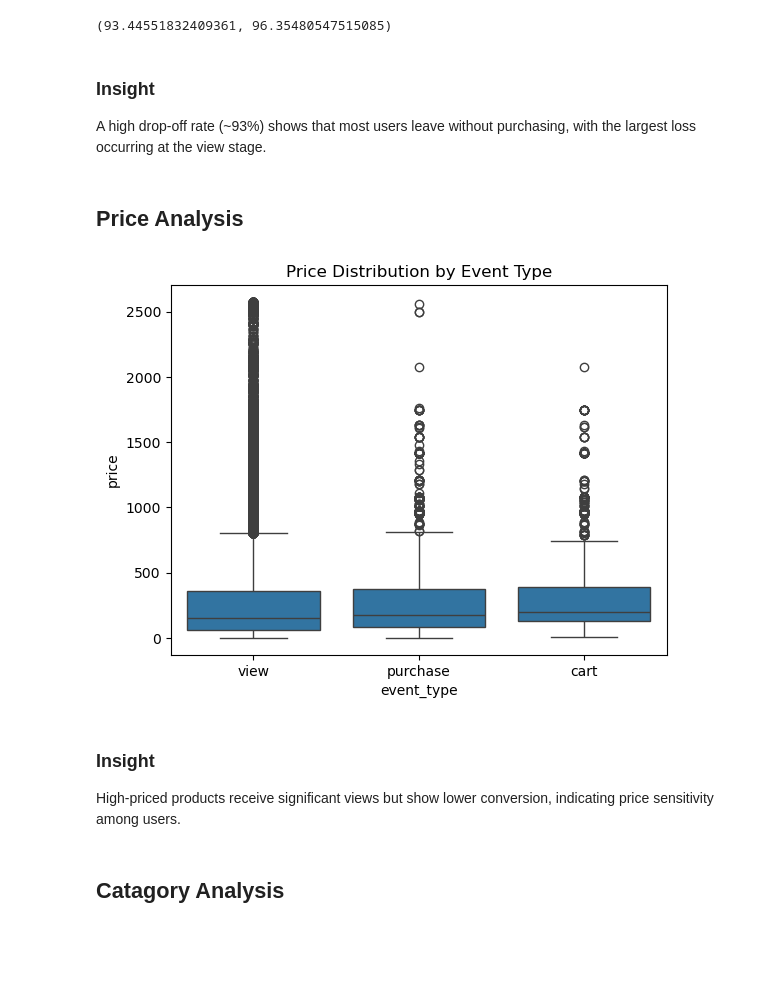
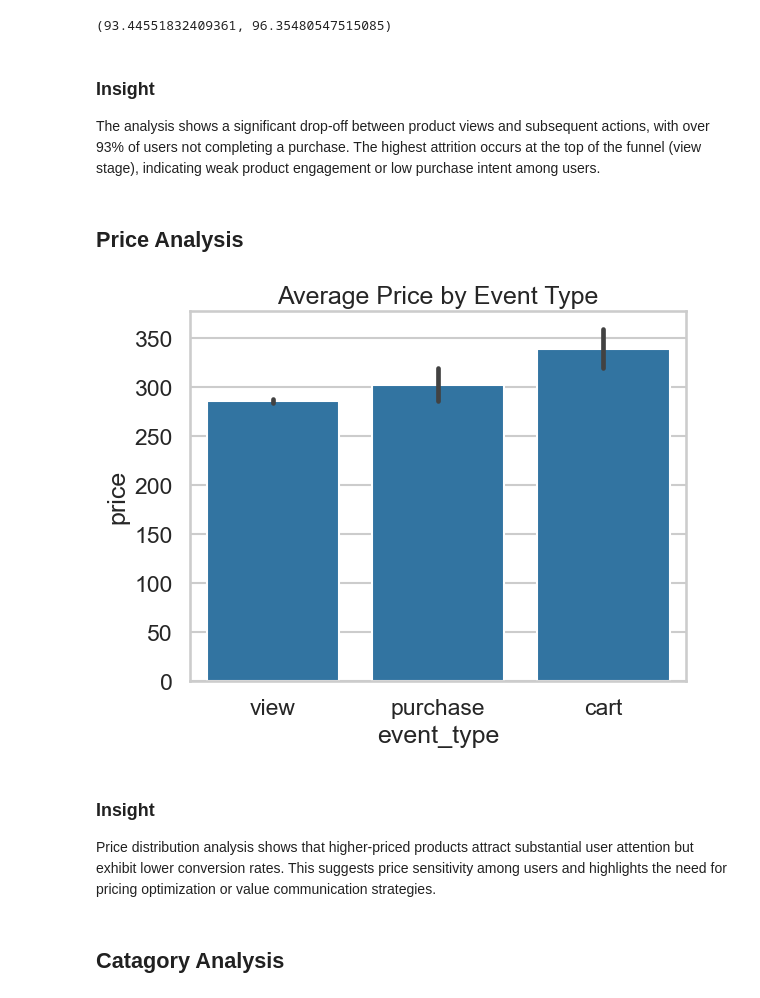
Before and after one commit to MonwabisiThebe/FUTURE_DS_03, a Jupyter notebook: TASK3.ipynb, the cells around one changed output. Cells and saved outputs as stored; diff of their text form; code cells hidden in the pictures; blank space fills up the shorter version.

Commit message:
Fixed charts in the notebook.

```diff
--- a/TASK3.ipynb
+++ b/TASK3.ipynb
@@ -134,19 +136,18 @@ drop_off_rate, drop_view_to_cart
 (93.44551832409361, 96.35480547515085)
 # %% [markdown]
 ### Insight
-A high drop-off rate (~93%) shows that most users leave without purchasing, with the largest loss occurring at the view stage.
+The analysis shows a significant drop-off between product views and subsequent actions, with over 93% of users not completing a purchase. The highest attrition occurs at the top of the funnel (view stage), indicating weak product engagement or low purchase intent among users.
 # %% [markdown]
 ## Price Analysis
 # %%
-sns.boxplot(data=df, x='event_type', y='price')
-
-plt.title("Price Distribution by Event Type")
+sns.barplot(data=df, x='event_type', y='price', estimator='mean')
+plt.title("Average Price by Event Type")
 plt.show()
 # %% [output]
-[figure, old version]
+[figure, new version]
 # %% [markdown]
 ### Insight
-High-priced products receive significant views but show lower conversion, indicating price sensitivity among users.
+Price distribution analysis shows that higher-priced products attract substantial user attention but exhibit lower conversion rates. This suggests price sensitivity among users and highlights the need for pricing optimization or value communication strategies.
 # %% [markdown]
 ## Catagory Analysis
 # %%
```
Also changed, not shown: parts of 10 cells of this notebook.
